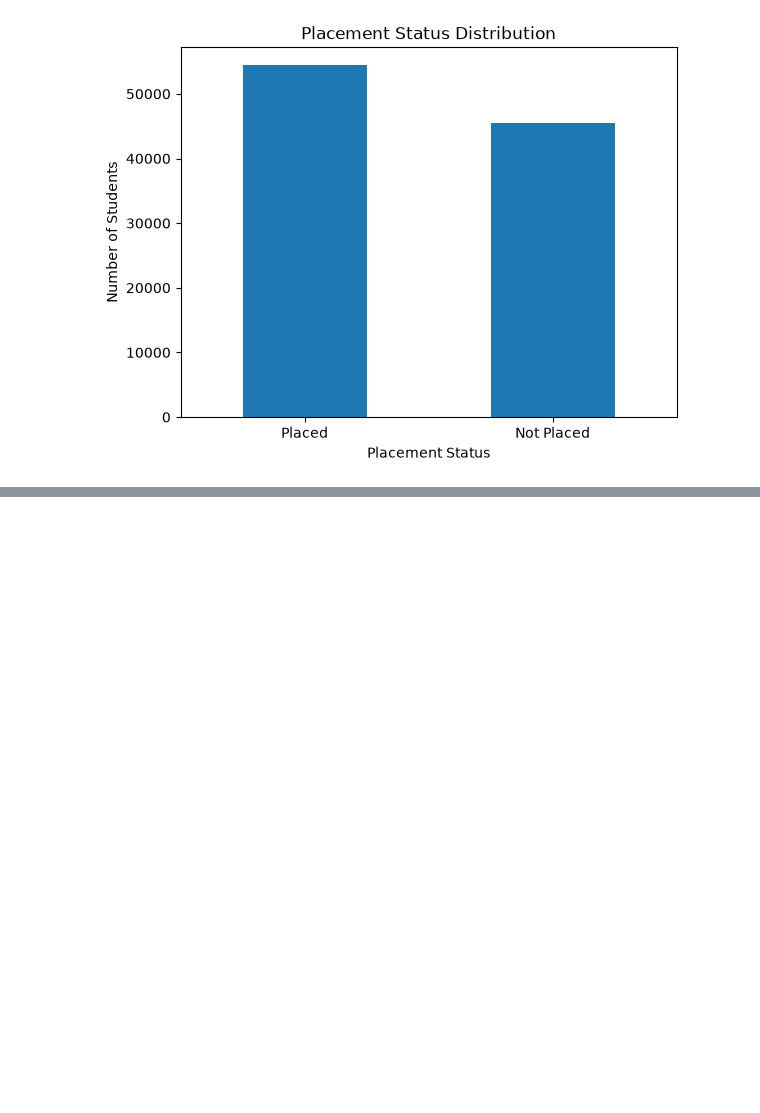
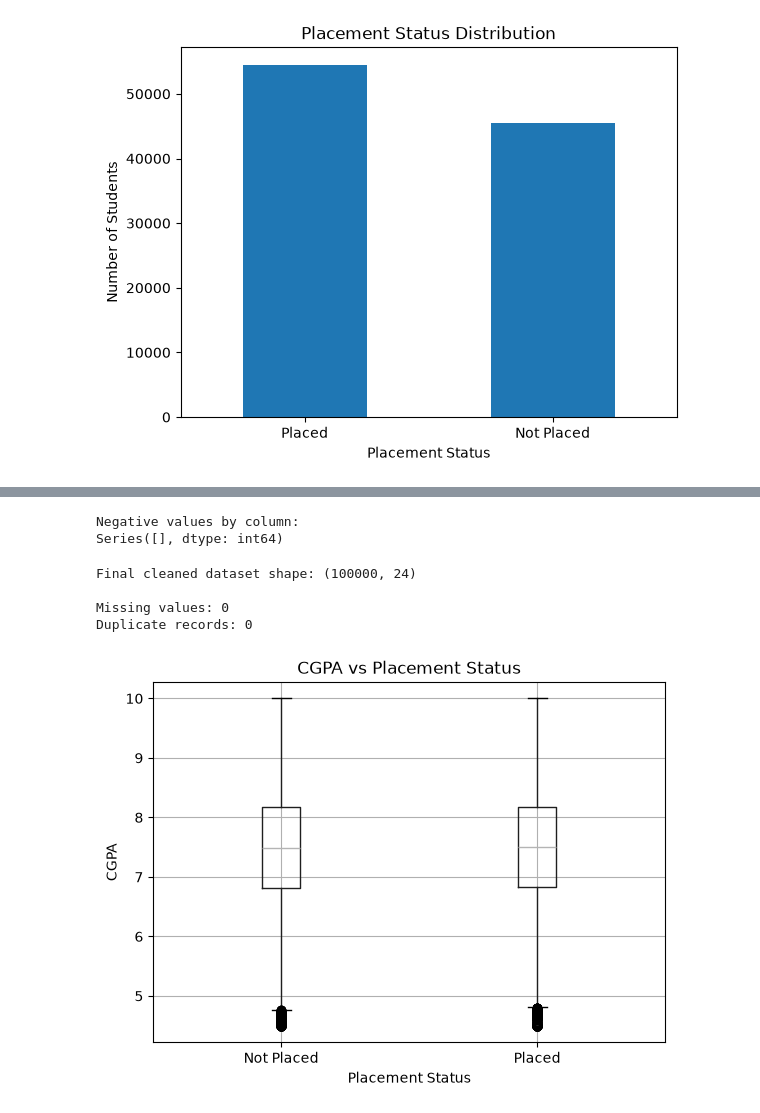
Before and after one commit to coolgeeksnippets/AI-ML-Project-Student_Placement_Prediction_System, a Jupyter notebook: notebooks/analysis.ipynb, the cells around one changed output, grey strips where cells are left out. Drawn from its saved outputs; the diff is of its cells as text; code cells hidden in the pictures; blank space fills up the shorter version.

Commit message:
Updated the boxplot visualization for CGPA vs Placement Status in the analysis notebook.

```diff
--- a/notebooks/analysis.ipynb
+++ b/notebooks/analysis.ipynb
@@ -216,3 +216,7 @@ plt.xticks(rotation=0)
 plt.show()
 # %% [output]
 [figure]
+# %%
+df_clean = df.copy()
+print("Original shape:", df.shape)
+print("Clean dataset shape:", df_clean.shape)
@@ -218,0 +226,3 @@ plt.show()
+# %%
+df_clean = df_clean.drop(columns=['student_id'])
+print("student_id removed.")
@@ -218,0 +231,3 @@ plt.show()
+# %%
+df_clean = df_clean.drop(columns=['salary_package_lpa'])
+print("salary_package_lpa removed.")
@@ -218,0 +295,30 @@ plt.show()
+# %%
+numeric_columns = df_clean.select_dtypes(include='number').columns
+
+negative_values = (df_clean[numeric_columns] < 0).sum()
+
+print("Negative values by column:")
+print(negative_values[negative_values > 0])
+# %% [output]
+Negative values by column:
+Series([], dtype: int64)
+# %%
+print("Final cleaned dataset shape:", df_clean.shape)
+
+print("\nMissing values:", df_clean.isnull().sum().sum())
+
+print("Duplicate records:", df_clean.duplicated().sum())
+# %% [output]
+Final cleaned dataset shape: (100000, 24)
+
+Missing values: 0
+Duplicate records: 0
+# %%
+df_clean.boxplot(column='cgpa', by='placement_status')
+plt.title('CGPA vs Placement Status')
+plt.suptitle('')
+plt.xlabel('Placement Status')
+plt.ylabel('CGPA')
+plt.show()
+# %% [output]
+[figure, added]
```
Also changed, not shown: parts of 28 cells of this notebook.
